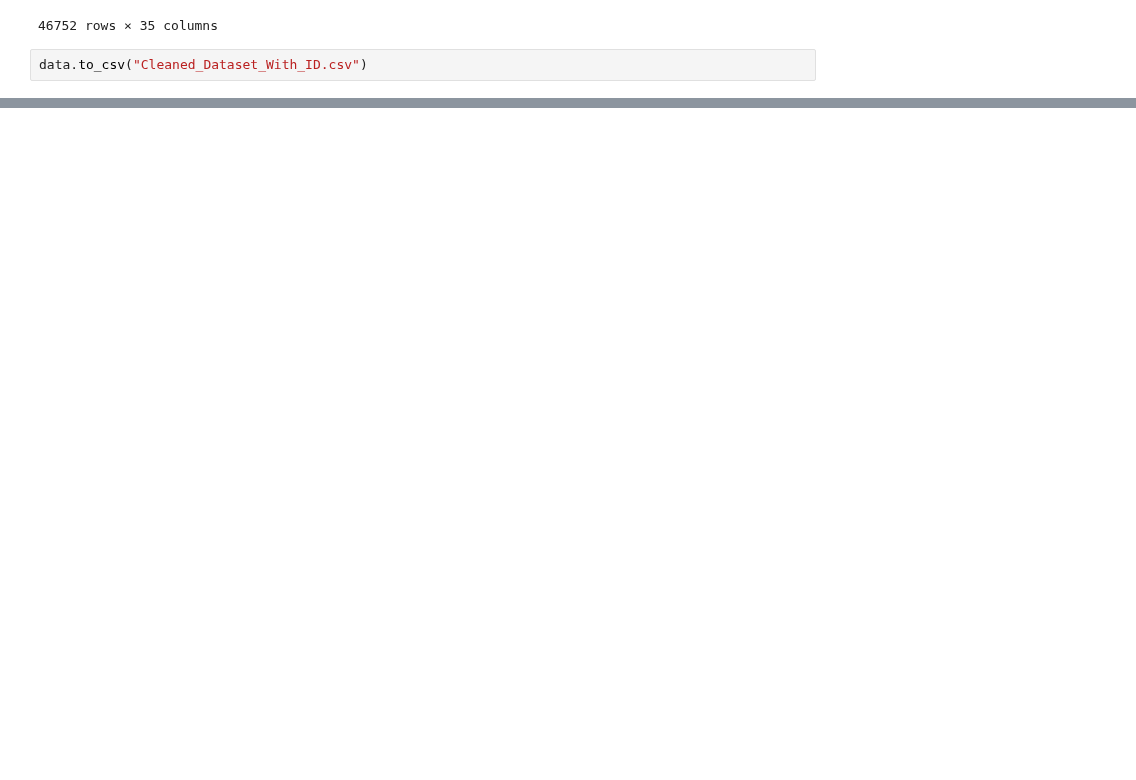
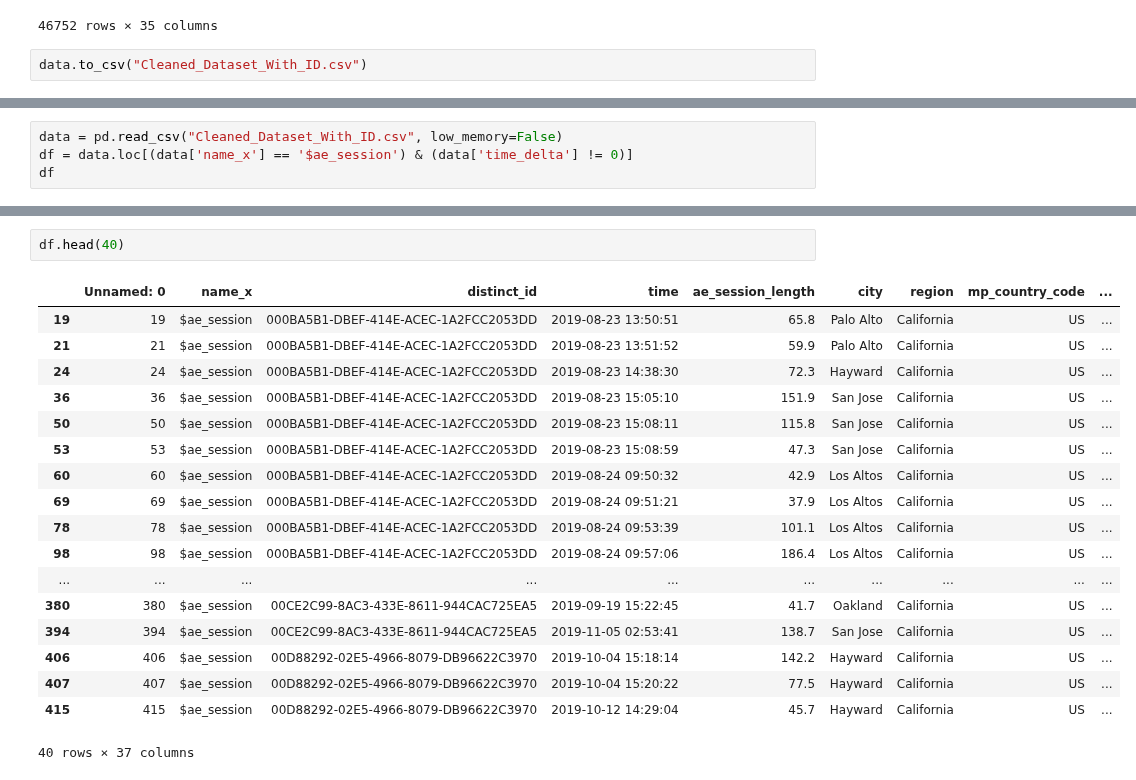
Before and after one commit to prkrishnan1/Simmer_DSS_SP20_Project_1, a Jupyter notebook: Metrics_Charles.ipynb, the cells around one changed output, grey strips where cells are left out. Cells and saved outputs as stored; diff of their text form; blank space fills up the shorter version.

```diff
--- a/Metrics_Charles.ipynb
+++ b/Metrics_Charles.ipynb
@@ -146,0 +140,4 @@ data.to_csv("Cleaned_Dataset_With_ID.csv")
+# %%
+data = pd.read_csv("Cleaned_Dataset_With_ID.csv", low_memory=False)
+df = data.loc[(data['name_x'] == '$ae_session') & (data['time_delta'] != 0)]
+df
@@ -146,0 +211,21 @@ data.to_csv("Cleaned_Dataset_With_ID.csv")
+# %%
+df.head(40)
+# %% [output]
+|  | Unnamed: 0 | name_x | distinct_id | time | ae_session_length | city | region | mp_country_code | ... |
+| 19 | 19 | $ae_session | 000BA5B1-DBEF-414E-ACEC-1A2FCC2053DD | 2019-08-23 13:50:51 | 65.8 | Palo Alto | California | US | ... |
+| 21 | 21 | $ae_session | 000BA5B1-DBEF-414E-ACEC-1A2FCC2053DD | 2019-08-23 13:51:52 | 59.9 | Palo Alto | California | US | ... |
+| 24 | 24 | $ae_session | 000BA5B1-DBEF-414E-ACEC-1A2FCC2053DD | 2019-08-23 14:38:30 | 72.3 | Hayward | California | US | ... |
+| 36 | 36 | $ae_session | 000BA5B1-DBEF-414E-ACEC-1A2FCC2053DD | 2019-08-23 15:05:10 | 151.9 | San Jose | California | US | ... |
+| 50 | 50 | $ae_session | 000BA5B1-DBEF-414E-ACEC-1A2FCC2053DD | 2019-08-23 15:08:11 | 115.8 | San Jose | California | US | ... |
+| 53 | 53 | $ae_session | 000BA5B1-DBEF-414E-ACEC-1A2FCC2053DD | 2019-08-23 15:08:59 | 47.3 | San Jose | California | US | ... |
+| 60 | 60 | $ae_session | 000BA5B1-DBEF-414E-ACEC-1A2FCC2053DD | 2019-08-24 09:50:32 | 42.9 | Los Altos | California | US | ... |
+| 69 | 69 | $ae_session | 000BA5B1-DBEF-414E-ACEC-1A2FCC2053DD | 2019-08-24 09:51:21 | 37.9 | Los Altos | California | US | ... |
+| 78 | 78 | $ae_session | 000BA5B1-DBEF-414E-ACEC-1A2FCC2053DD | 2019-08-24 09:53:39 | 101.1 | Los Altos | California | US | ... |
+| 98 | 98 | $ae_session | 000BA5B1-DBEF-414E-ACEC-1A2FCC2053DD | 2019-08-24 09:57:06 | 186.4 | Los Altos | California | US | ... |
+| ... | ... | ... | ... | ... | ... | ... | ... | ... | ... |
+| 380 | 380 | $ae_session | 00CE2C99-8AC3-433E-8611-944CAC725EA5 | 2019-09-19 15:22:45 | 41.7 | Oakland | California | US | ... |
+| 394 | 394 | $ae_session | 00CE2C99-8AC3-433E-8611-944CAC725EA5 | 2019-11-05 02:53:41 | 138.7 | San Jose | California | US | ... |
+| 406 | 406 | $ae_session | 00D88292-02E5-4966-8079-DB96622C3970 | 2019-10-04 15:18:14 | 142.2 | Hayward | California | US | ... |
+| 407 | 407 | $ae_session | 00D88292-02E5-4966-8079-DB96622C3970 | 2019-10-04 15:20:22 | 77.5 | Hayward | California | US | ... |
+| 415 | 415 | $ae_session | 00D88292-02E5-4966-8079-DB96622C3970 | 2019-10-12 14:29:04 | 45.7 | Hayward | California | US | ... |
+40 rows × 37 columns
```
Also changed, not shown: parts of 12 cells of this notebook, 1 other file.
